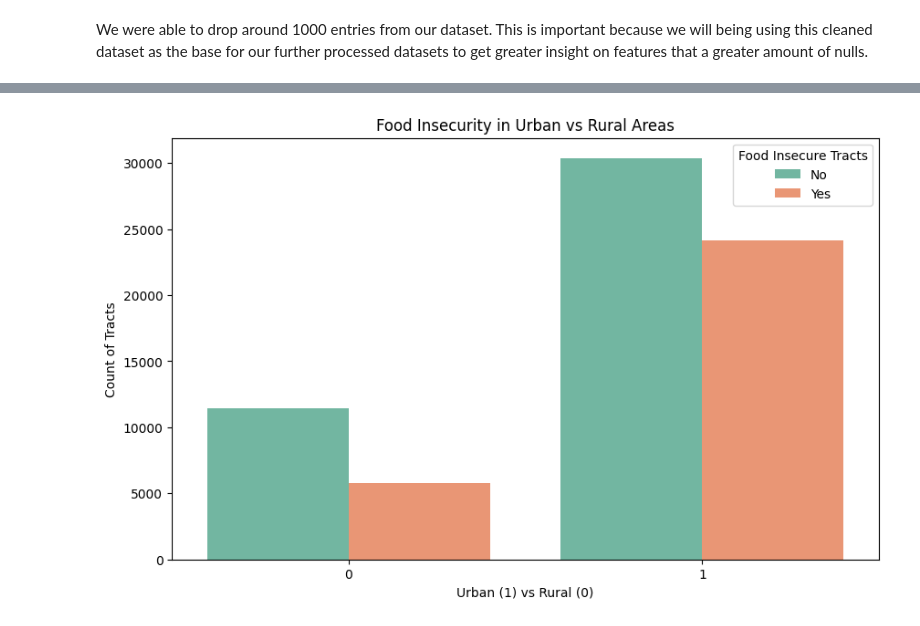
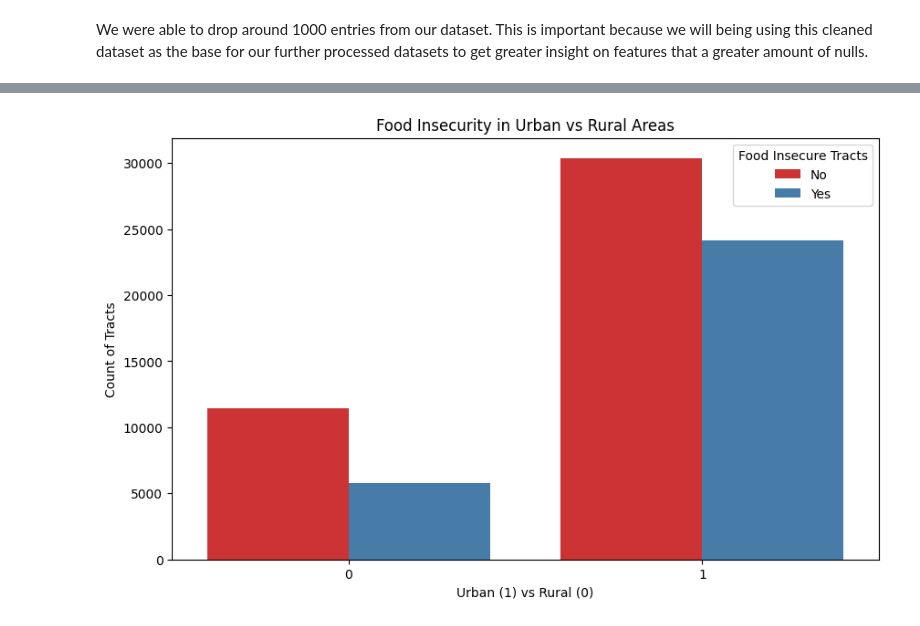
Before and after one commit to manzoanttrinidad/ITCS_3162_Project1, a Jupyter notebook: project1.ipynb, the cells around one changed output, grey strips where cells are left out. Cells and saved outputs as stored; diff of their text form; code cells hidden in the pictures.

```diff
--- a/project1.ipynb
+++ b/project1.ipynb
@@ -81,11 +234,11 @@ Length: 110, dtype: int64
 # %%
 #Really easy graph showing proportion of food insecurity in urban vs rural areas
 plt.figure(figsize=(10,6))
-sns.countplot(data=cleaned_atlas_df, x='Urban', hue='LowIncomeTracts', palette='Set2')
+sns.countplot(data=cleaned_atlas_df, x='Urban', hue='LowIncomeTracts', palette='Set1')
 plt.title('Food Insecurity in Urban vs Rural Areas')
 plt.xlabel('Urban (1) vs Rural (0)')
 plt.ylabel('Count of Tracts')
 plt.legend(title='Food Insecure Tracts', labels=['No', 'Yes'])
 plt.show()
 # %% [output]
-[figure, old version]
+[figure, new version]
```
Also changed, not shown: parts of 13 cells of this notebook.
